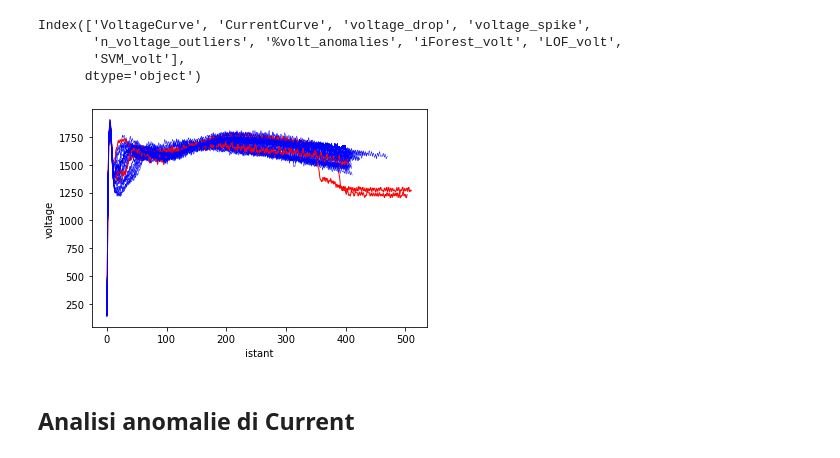
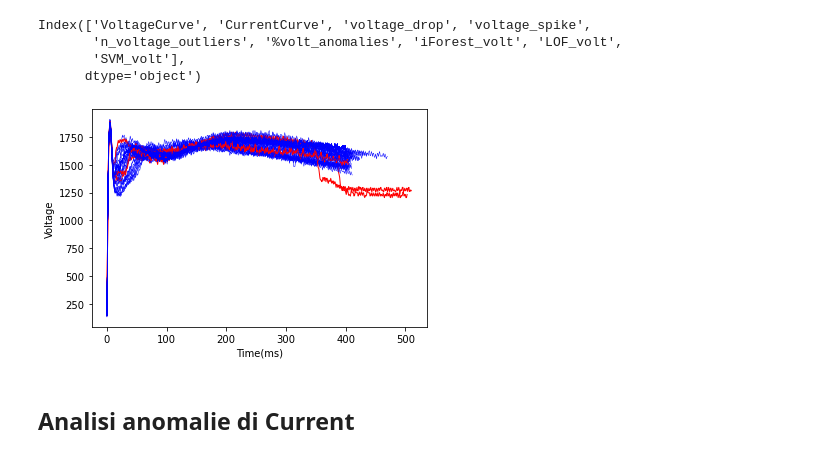
Before and after one commit to DavideMobilia/Anomaly-Detection, a Jupyter notebook: Scripts/Anomaly Analysis.ipynb, the cells around one changed output. Cells and saved outputs as stored; diff of their text form; code cells hidden in the pictures.

```diff
--- a/Scripts/Anomaly Analysis.ipynb
+++ b/Scripts/Anomaly Analysis.ipynb
@@ -58,17 +58,17 @@ Index(['VoltageCurve', 'CurrentCurve', 'voltage_drop', 'voltage_spike',
       dtype='object')
 # %%
 import matplotlib.pyplot as plt
-plt.xlabel("istant")
-plt.ylabel("voltage")
+plt.xlabel("Time(ms)")
+plt.ylabel("Voltage")
 for i in range(50):
     if val_indice["voltage_drop"][i]==False:
         colore="blue"
         plt.plot(val_indice["VoltageCurve"][i],c=colore,linewidth=0.5)
     else:
         colore="red"
         plt.plot(val_indice["VoltageCurve"][i],c=colore,linewidth=1)
 # %% [output]
-[figure, old version]
+[figure, new version]
 # %% [markdown]
 ## Analisi anomalie di Current
 # %%
```
Also changed, not shown: parts of 1 cell of this notebook.
